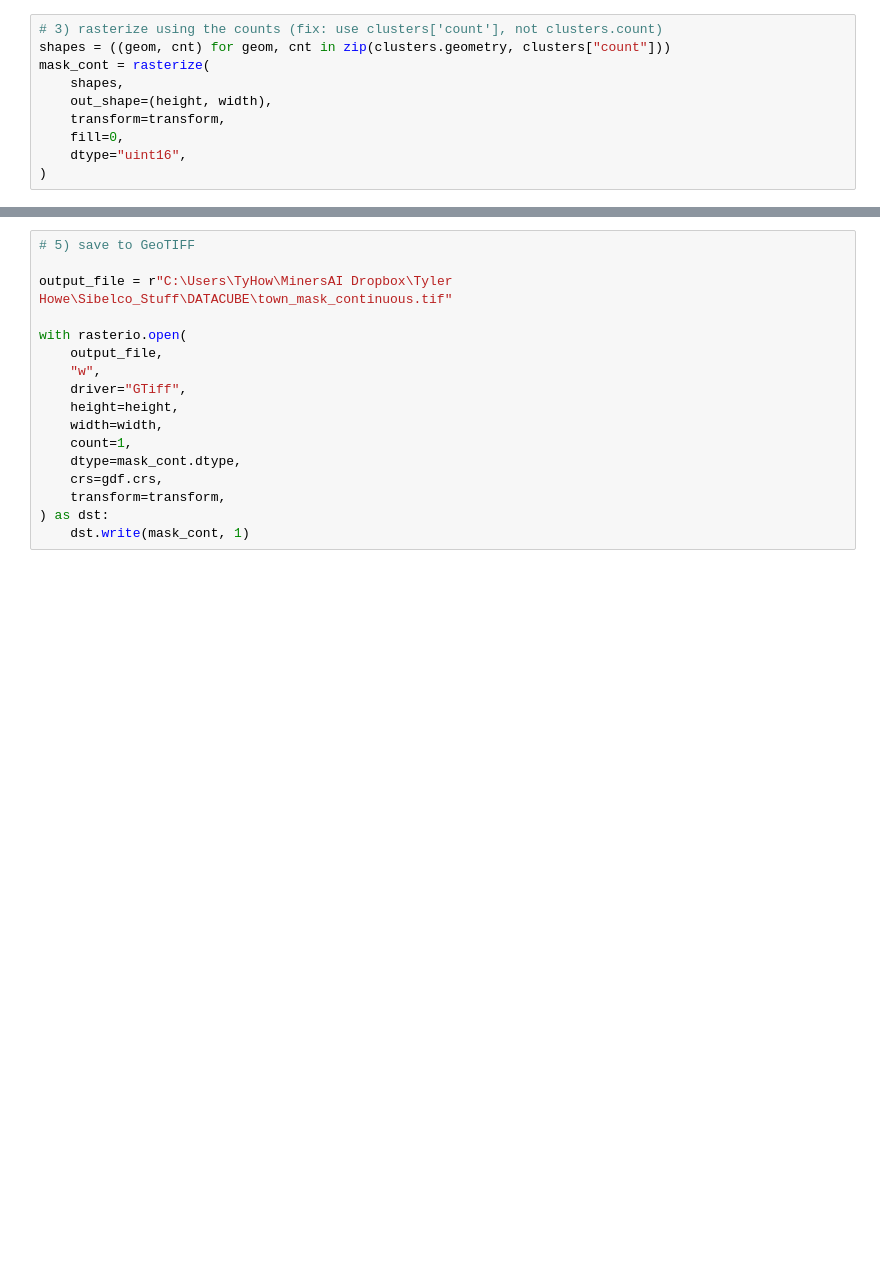
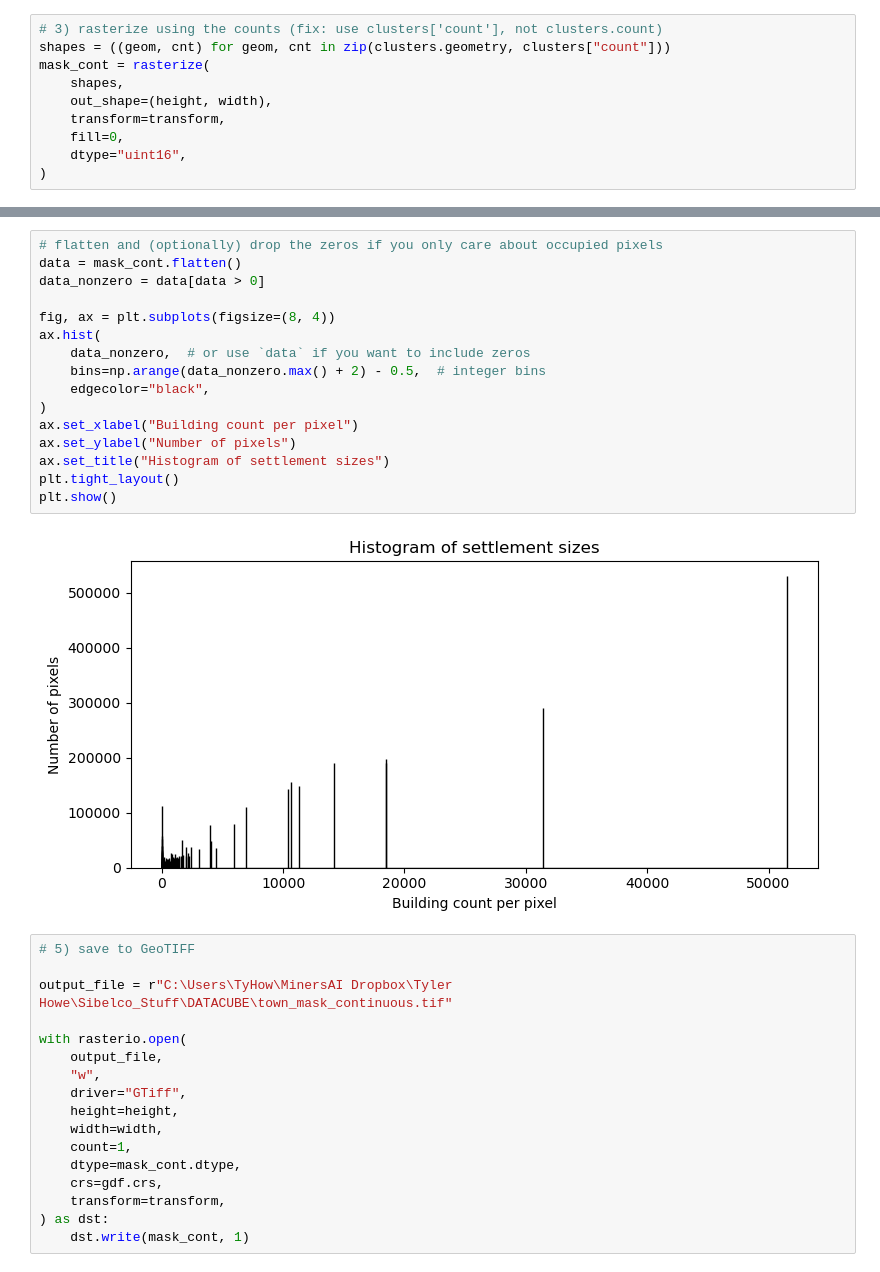
Before and after one commit to tyhowee/geo_datasci_tools, a Jupyter notebook: geojson_tools/buildings_poly_to_tiff.ipynb, the cells around one changed output, grey strips where cells are left out. Drawn from its saved outputs; the diff is of its cells as text; blank space fills up the shorter version.

```diff
--- a/geojson_tools/buildings_poly_to_tiff.ipynb
+++ b/geojson_tools/buildings_poly_to_tiff.ipynb
@@ -63,3 +75,21 @@ plt.show()
+# %%
+# flatten and (optionally) drop the zeros if you only care about occupied pixels
+data = mask_cont.flatten()
+data_nonzero = data[data > 0]
+
+fig, ax = plt.subplots(figsize=(8, 4))
+ax.hist(
+    data_nonzero,  # or use `data` if you want to include zeros
+    bins=np.arange(data_nonzero.max() + 2) - 0.5,  # integer bins
+    edgecolor="black",
+)
+ax.set_xlabel("Building count per pixel")
+ax.set_ylabel("Number of pixels")
+ax.set_title("Histogram of settlement sizes")
+plt.tight_layout()
+plt.show()
+# %% [output]
+[figure, added]
 # %%
 # 5) save to GeoTIFF
 
```
Also changed, not shown: parts of 2 cells of this notebook.
